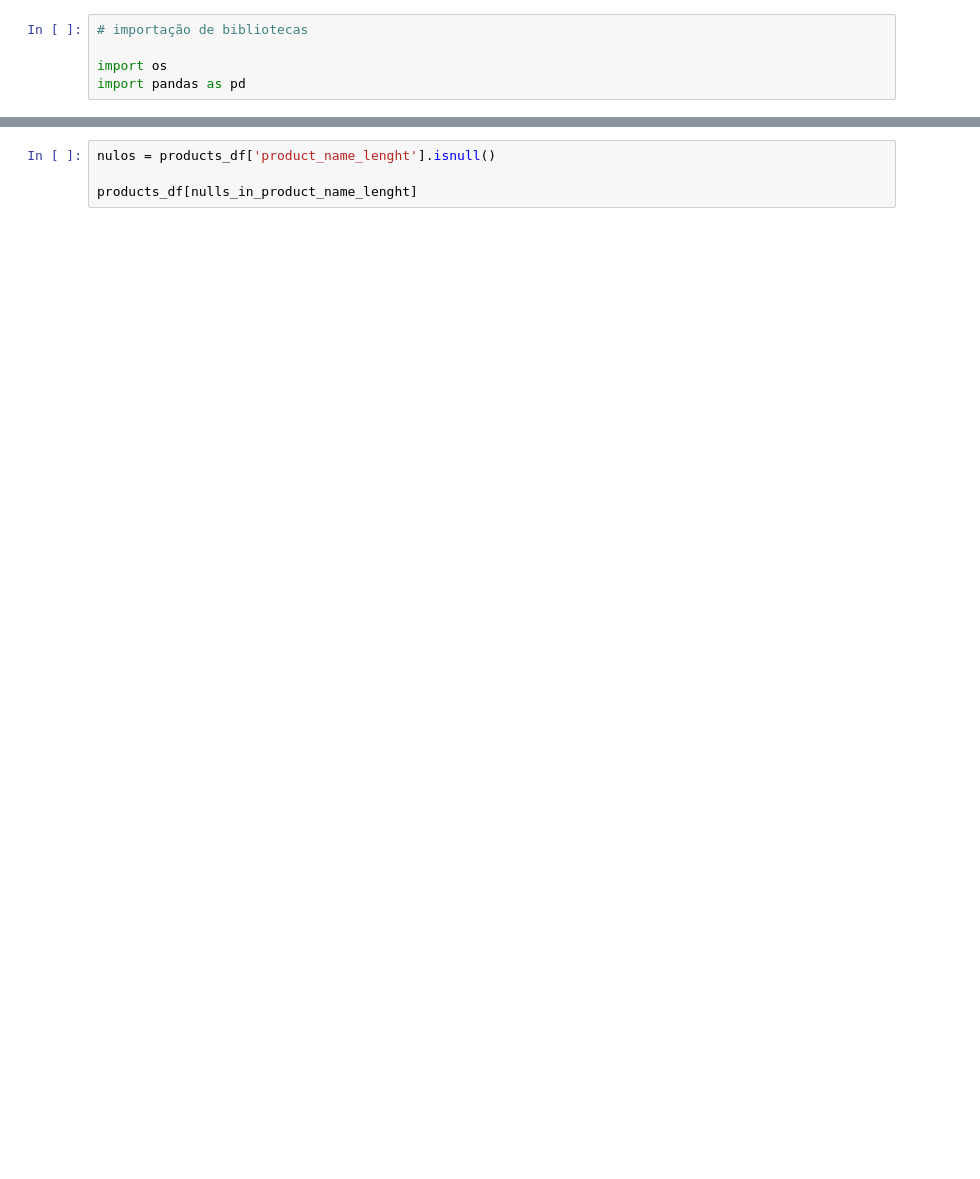
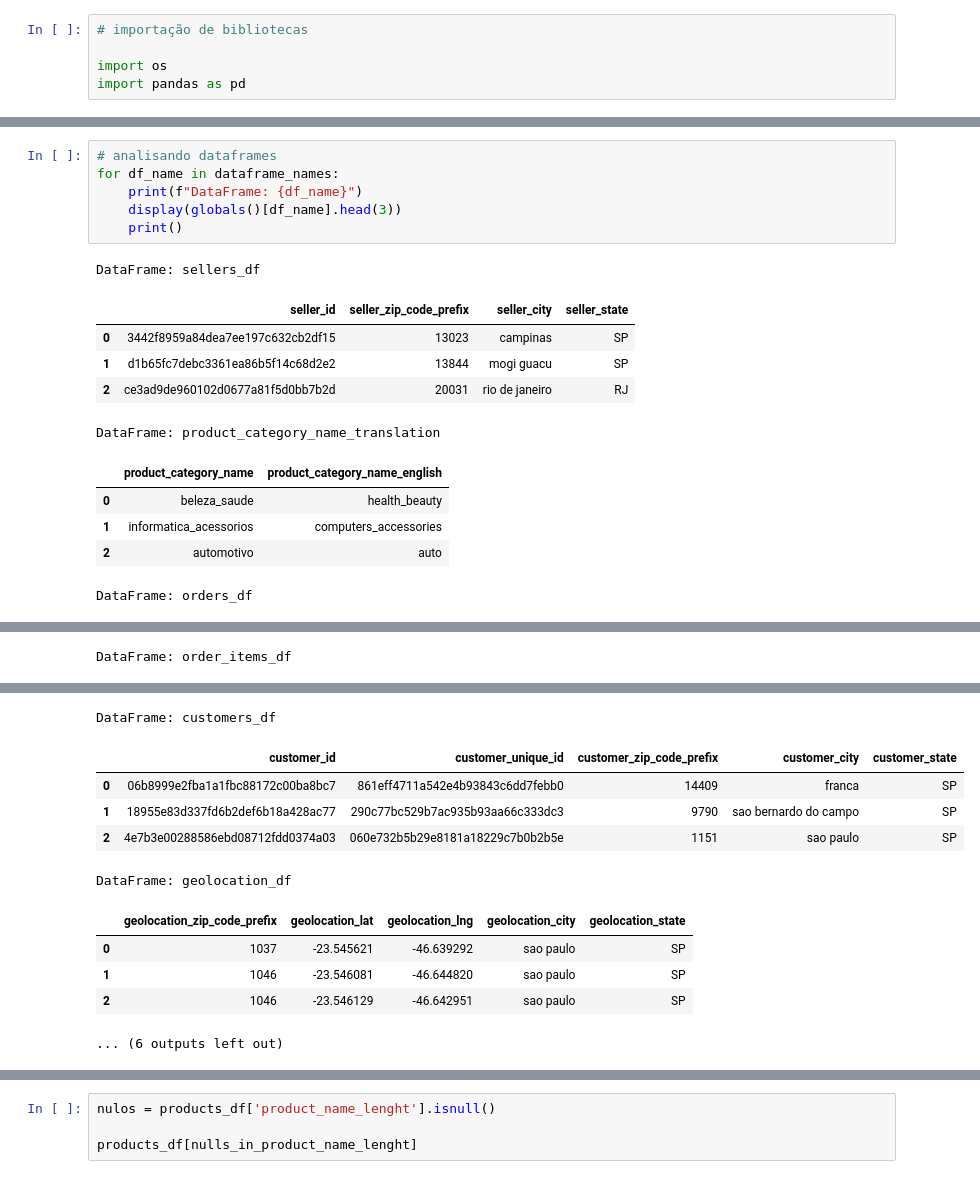
Before and after one commit to diunkz/TriggoAI-DataEngineering-DataOps-Challenge, a Jupyter notebook: triggoai_challenge.ipynb, the cells around one changed output, grey strips where cells are left out. Drawn from its saved outputs; the diff is of its cells as text; blank space fills up the shorter version.

```diff
--- a/triggoai_challenge.ipynb
+++ b/triggoai_challenge.ipynb
@@ -65,0 +48,18 @@ order_reviews_df loaded with 99224 lines.
+# %%
+# analisando dataframes
+for df_name in dataframe_names:
+    print(f"DataFrame: {df_name}")
+    display(globals()[df_name].head(3))
+    print()
+# %% [output]
+DataFrame: sellers_df
+|  | seller_id | seller_zip_code_prefix | seller_city | seller_state |
+| 0 | 3442f8959a84dea7ee197c632cb2df15 | 13023 | campinas | SP |
+| 1 | d1b65fc7debc3361ea86b5f14c68d2e2 | 13844 | mogi guacu | SP |
+| 2 | ce3ad9de960102d0677a81f5d0bb7b2d | 20031 | rio de janeiro | RJ |
+DataFrame: product_category_name_translation
+|  | product_category_name | product_category_name_english |
+| 0 | beleza_saude | health_beauty |
+| 1 | informatica_acessorios | computers_accessories |
+| 2 | automotivo | auto |
+DataFrame: orders_df
@@ -65,0 +70 @@ order_reviews_df loaded with 99224 lines.
+DataFrame: order_items_df
@@ -65,0 +75,11 @@ order_reviews_df loaded with 99224 lines.
+DataFrame: customers_df
+|  | customer_id | customer_unique_id | customer_zip_code_prefix | customer_city | customer_state |
+| 0 | 06b8999e2fba1a1fbc88172c00ba8bc7 | 861eff4711a542e4b93843c6dd7febb0 | 14409 | franca | SP |
+| 1 | 18955e83d337fd6b2def6b18a428ac77 | 290c77bc529b7ac935b93aa66c333dc3 | 9790 | sao bernardo do campo | SP |
+| 2 | 4e7b3e00288586ebd08712fdd0374a03 | 060e732b5b29e8181a18229c7b0b2b5e | 1151 | sao paulo | SP |
+DataFrame: geolocation_df
+|  | geolocation_zip_code_prefix | geolocation_lat | geolocation_lng | geolocation_city | geolocation_state |
+| 0 | 1037 | -23.545621 | -46.639292 | sao paulo | SP |
+| 1 | 1046 | -23.546081 | -46.644820 | sao paulo | SP |
+| 2 | 1046 | -23.546129 | -46.642951 | sao paulo | SP |
+... (6 outputs left out)
```
Also changed, not shown: parts of 26 cells of this notebook.
